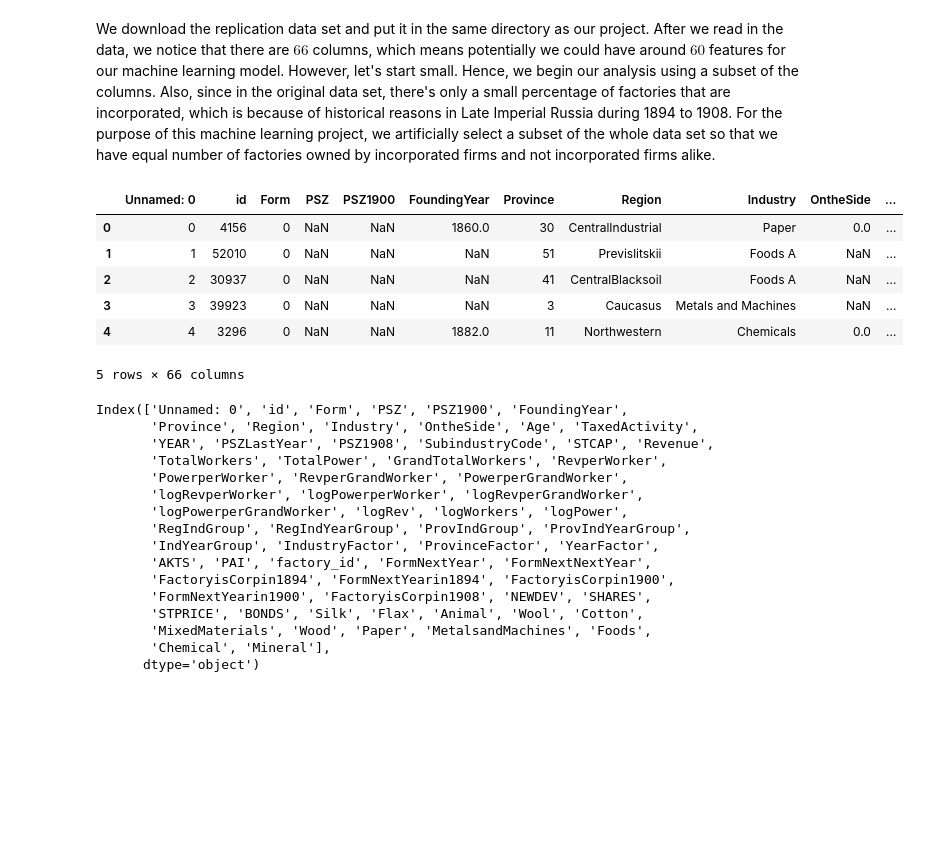
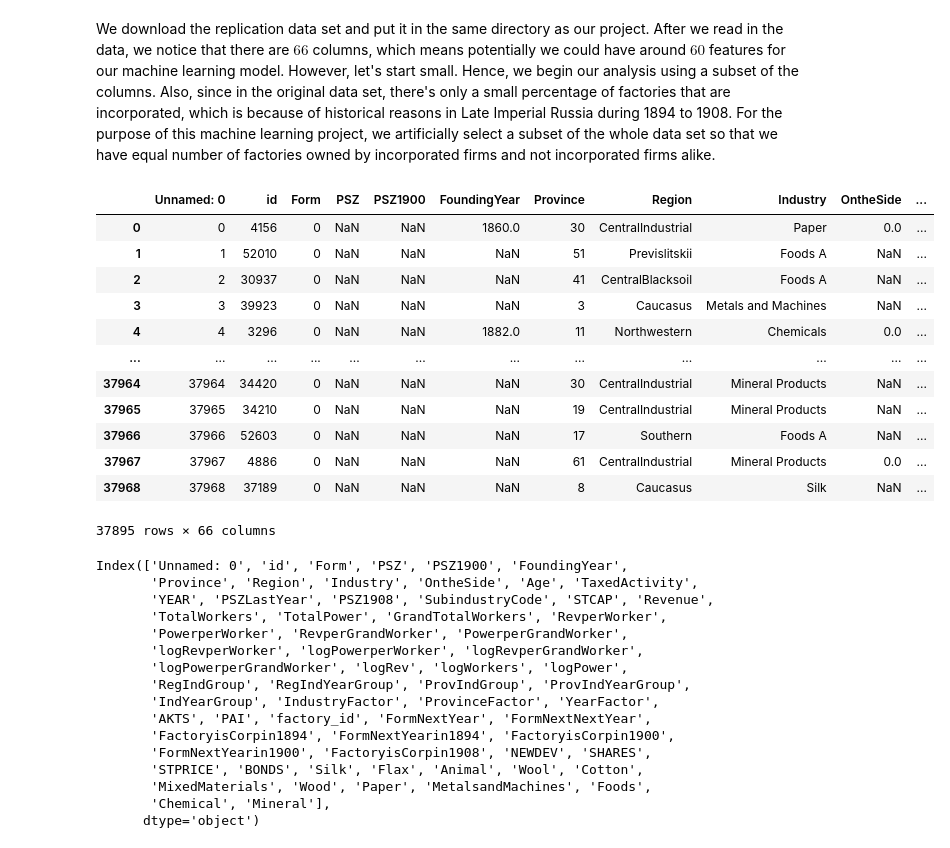
Before and after one commit to Xianzhiwang1/Leet-Code-Project, a Jupyter notebook: final-blog-post/index.ipynb, the cells around one changed output. Drawn from its saved outputs; the diff is of its cells as text; code cells hidden in the pictures; blank space fills up the shorter version.

```diff
--- a/final-blog-post/index.ipynb
+++ b/final-blog-post/index.ipynb
@@ -52,16 +53,22 @@ We download the replication data set and put it in the same directory as our pro
 # Rvss_data.to_csv("AG_Corp_Prod_DataBase.csv")
 # %%
 Rvss = pd.read_csv("./AG_Corp_Prod_DataBase.csv")
-# %%
-Rvss.head()
-# %% [output]
-|  | Unnamed: 0 | id | Form | PSZ | PSZ1900 | FoundingYear | Province | Region | Industry | OntheSide | ... |
-| 0 | 0 | 4156 | 0 | NaN | NaN | 1860.0 | 30 | CentralIndustrial | Paper | 0.0 | ... |
-| 1 | 1 | 52010 | 0 | NaN | NaN | NaN | 51 | Previslitskii | Foods A | NaN | ... |
-| 2 | 2 | 30937 | 0 | NaN | NaN | NaN | 41 | CentralBlacksoil | Foods A | NaN | ... |
-| 3 | 3 | 39923 | 0 | NaN | NaN | NaN | 3 | Caucasus | Metals and Machines | NaN | ... |
-| 4 | 4 | 3296 | 0 | NaN | NaN | 1882.0 | 11 | Northwestern | Chemicals | 0.0 | ... |
-5 rows × 66 columns
+# %%
+Rvss.loc[Rvss['Form']==0]
+# %% [output]
+|  | Unnamed: 0 | id | Form | PSZ | PSZ1900 | FoundingYear | Province | Region | Industry | OntheSide | ... |
+| 0 | 0 | 4156 | 0 | NaN | NaN | 1860.0 | 30 | CentralIndustrial | Paper | 0.0 | ... |
+| 1 | 1 | 52010 | 0 | NaN | NaN | NaN | 51 | Previslitskii | Foods A | NaN | ... |
+| 2 | 2 | 30937 | 0 | NaN | NaN | NaN | 41 | CentralBlacksoil | Foods A | NaN | ... |
+| 3 | 3 | 39923 | 0 | NaN | NaN | NaN | 3 | Caucasus | Metals and Machines | NaN | ... |
+| 4 | 4 | 3296 | 0 | NaN | NaN | 1882.0 | 11 | Northwestern | Chemicals | 0.0 | ... |
+| ... | ... | ... | ... | ... | ... | ... | ... | ... | ... | ... | ... |
+| 37964 | 37964 | 34420 | 0 | NaN | NaN | NaN | 30 | CentralIndustrial | Mineral Products | NaN | ... |
+| 37965 | 37965 | 34210 | 0 | NaN | NaN | NaN | 19 | CentralIndustrial | Mineral Products | NaN | ... |
+| 37966 | 37966 | 52603 | 0 | NaN | NaN | NaN | 17 | Southern | Foods A | NaN | ... |
+| 37967 | 37967 | 4886 | 0 | NaN | NaN | NaN | 61 | CentralIndustrial | Mineral Products | 0.0 | ... |
+| 37968 | 37968 | 37189 | 0 | NaN | NaN | NaN | 8 | Caucasus | Silk | NaN | ... |
+37895 rows × 66 columns
 # %%
 Rvss.columns
 # %% [output]
```
Also changed, not shown: parts of 11 cells of this notebook, 2 other files.
